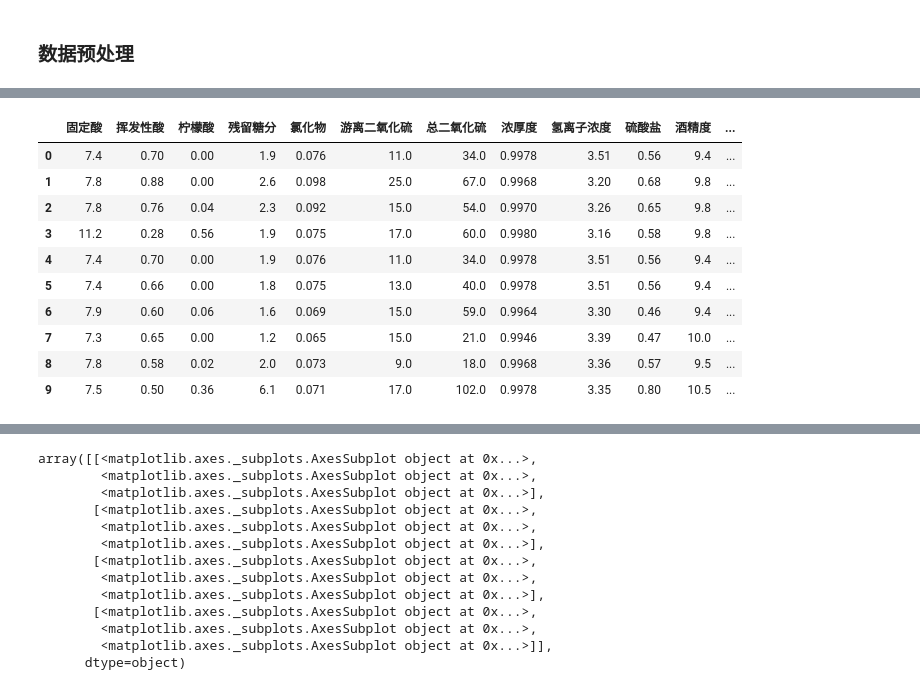
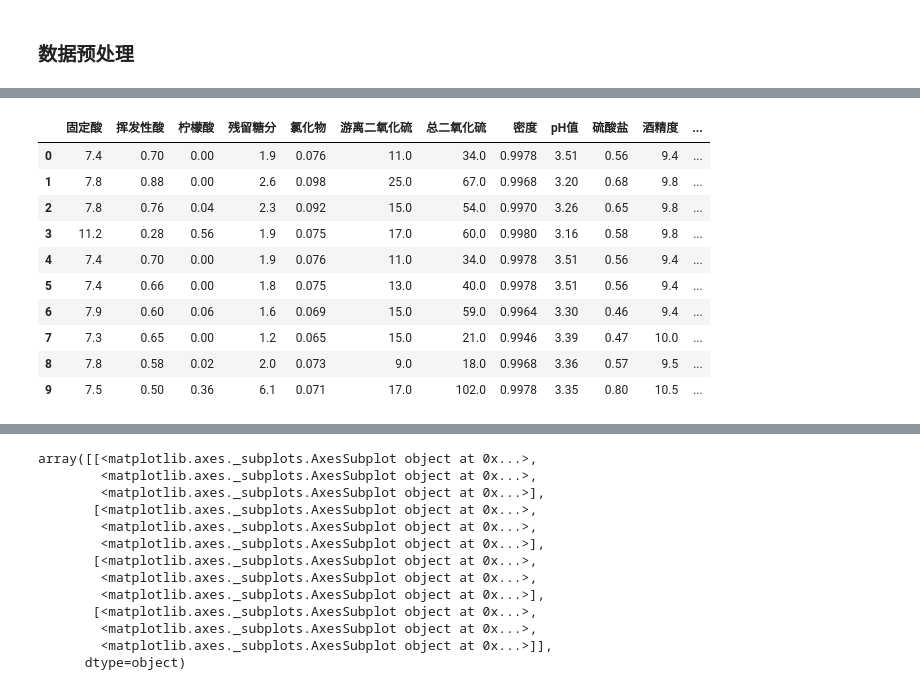
Before and after one commit to KIvanSky/undergraduateGroup, a Jupyter notebook: pythonPractice/zs/wineAnalysis.ipynb, the cells around one changed output, grey strips where cells are left out. Drawn from its saved outputs; the diff is of its cells as text; code cells hidden in the pictures.

```diff
--- a/pythonPractice/zs/wineAnalysis.ipynb
+++ b/pythonPractice/zs/wineAnalysis.ipynb
@@ -16,20 +13,20 @@ file = pd.read_csv(FILE_PATH) #读取红酒质量数据文件
 # %%
 wine_index = {'fixed acidity': '固定酸',
            'volatile acidity': '挥发性酸',
            'citric acid': '柠檬酸',
            'residual sugar': '残留糖分',
            'chlorides': '氯化物',
            'free sulfur dioxide': '游离二氧化硫',
            'total sulfur dioxide': '总二氧化硫',
-           'density': '浓厚度',
-           'pH': '氢离子浓度',
+           'density': '密度',
+           'pH': 'pH值',
            'sulphates': '硫酸盐',
            'alcohol': '酒精度',
            'quality': '质量'}
 file.rename(columns = wine_index, inplace = True)
 file.head(10) #共1599条数据，这里显示10条
 # %% [output]
-|  | 固定酸 | 挥发性酸 | 柠檬酸 | 残留糖分 | 氯化物 | 游离二氧化硫 | 总二氧化硫 | 浓厚度 | 氢离子浓度 | 硫酸盐 | 酒精度 | ... |
+|  | 固定酸 | 挥发性酸 | 柠檬酸 | 残留糖分 | 氯化物 | 游离二氧化硫 | 总二氧化硫 | 密度 | pH值 | 硫酸盐 | 酒精度 | ... |
 | 0 | 7.4 | 0.70 | 0.00 | 1.9 | 0.076 | 11.0 | 34.0 | 0.9978 | 3.51 | 0.56 | 9.4 | ... |
 | 1 | 7.8 | 0.88 | 0.00 | 2.6 | 0.098 | 25.0 | 67.0 | 0.9968 | 3.20 | 0.68 | 9.8 | ... |
 | 2 | 7.8 | 0.76 | 0.04 | 2.3 | 0.092 | 15.0 | 54.0 | 0.9970 | 3.26 | 0.65 | 9.8 | ... |
```
Also changed, not shown: parts of 3 cells of this notebook, 1 other file.
